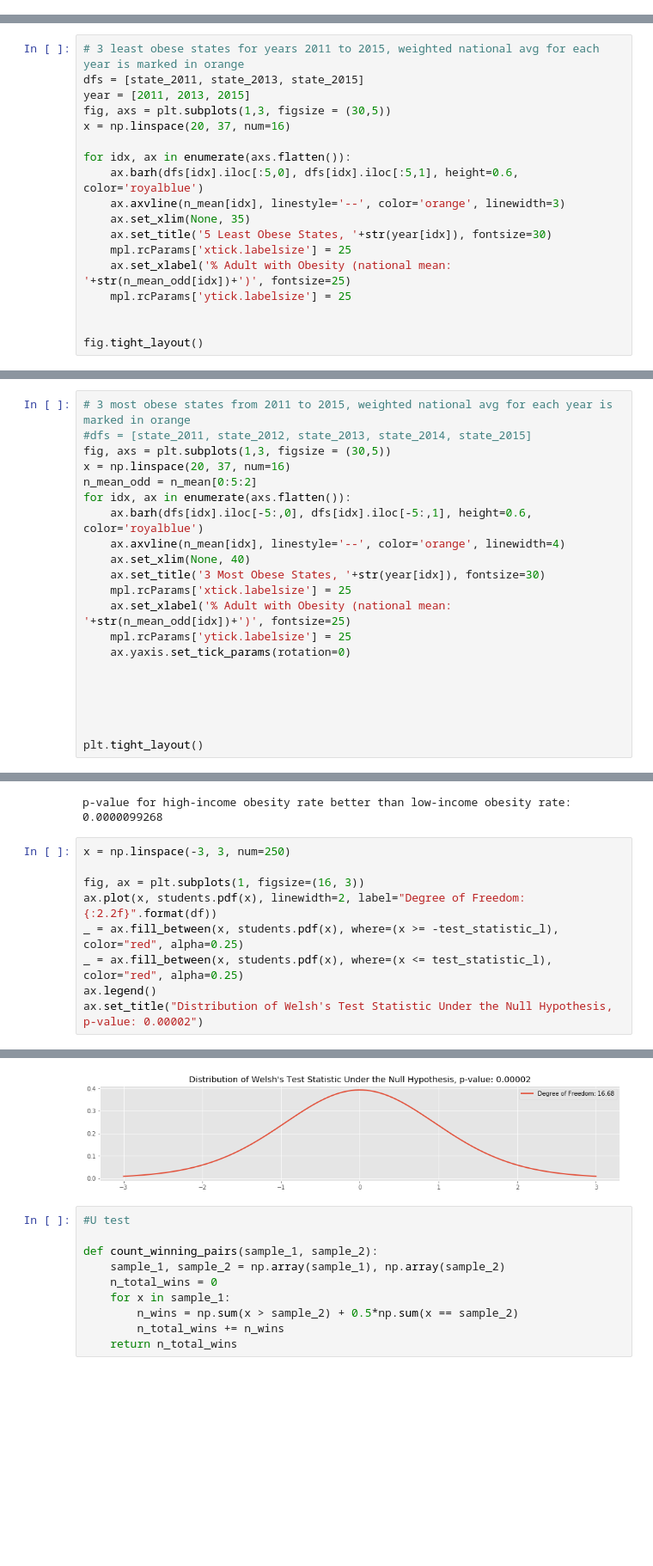
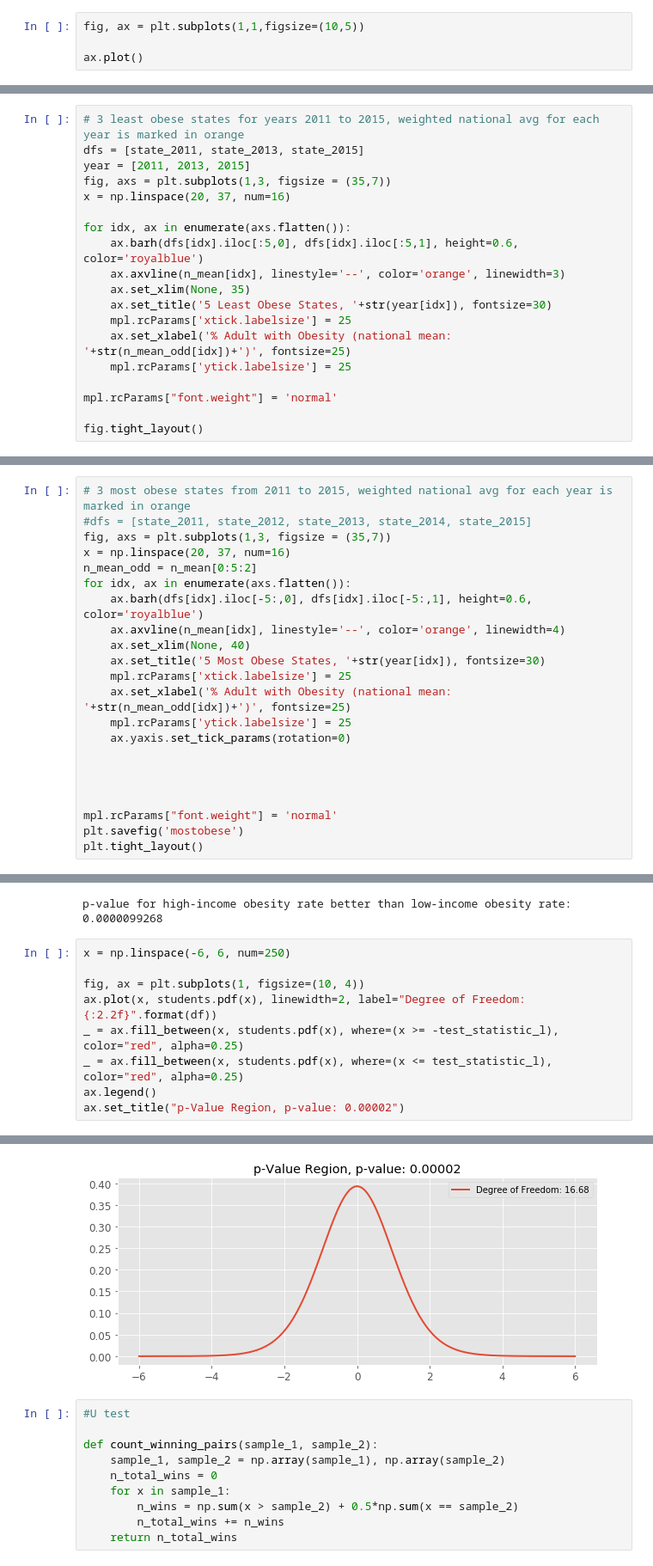
Before and after one commit to jiexiqu/obesityintheus, a Jupyter notebook: eda_hypothesis testing_clean.ipynb, the cells around one changed output, grey strips where cells are left out. Shown at 86% size. Saved outputs shown, nothing was run; the diff lists cells and outputs as text; blank space fills up the shorter version.

```diff
--- a/eda_hypothesis testing_clean.ipynb
+++ b/eda_hypothesis testing_clean.ipynb
@@ -131,6 +131,10 @@ for i in range(2011, 2016):
 n_mean #the weighted mean for each year is: 27.4359, 27.8177, 28.3178, 29.0448, 29.0725
 # %% [output]
 [array([27.4]), array([27.7]), array([28.3]), array([28.9]), array([28.9])]
+# %%
+fig, ax = plt.subplots(1,1,figsize=(10,5))
+
+ax.plot()
 # %%
 #national mean across all years
 m = sum(n_mean)/len(n_mean)
@@ -177,7 +181,7 @@ Name: Data_Value, dtype: float64
 # 3 least obese states for years 2011 to 2015, weighted national avg for each year is marked in orange
 dfs = [state_2011, state_2013, state_2015]
 year = [2011, 2013, 2015]
-fig, axs = plt.subplots(1,3, figsize = (30,5))
+fig, axs = plt.subplots(1,3, figsize = (35,7))
 x = np.linspace(20, 37, num=16)
 
 for idx, ax in enumerate(axs.flatten()):
@@ -189,6 +193,7 @@ for idx, ax in enumerate(axs.flatten()):
     ax.set_xlabel('% Adult with Obesity (national mean: '+str(n_mean_odd[idx])+')', fontsize=25)
     mpl.rcParams['ytick.labelsize'] = 25
 
+mpl.rcParams["font.weight"] = 'normal'
 
 fig.tight_layout()
 # %% [output]
@@ -196,14 +201,14 @@ fig.tight_layout()
 # %%
 # 3 most obese states from 2011 to 2015, weighted national avg for each year is marked in orange
 #dfs = [state_2011, state_2012, state_2013, state_2014, state_2015]
-fig, axs = plt.subplots(1,3, figsize = (30,5))
+fig, axs = plt.subplots(1,3, figsize = (35,7))
 x = np.linspace(20, 37, num=16)
 n_mean_odd = n_mean[0:5:2]
 for idx, ax in enumerate(axs.flatten()):
     ax.barh(dfs[idx].iloc[-5:,0], dfs[idx].iloc[-5:,1], height=0.6, color='royalblue')
     ax.axvline(n_mean[idx], linestyle='--', color='orange', linewidth=4)
     ax.set_xlim(None, 40)
-    ax.set_title('3 Most Obese States, '+str(year[idx]), fontsize=30)
+    ax.set_title('5 Most Obese States, '+str(year[idx]), fontsize=30)
     mpl.rcParams['xtick.labelsize'] = 25
     ax.set_xlabel('% Adult with Obesity (national mean: '+str(n_mean_odd[idx])+')', fontsize=25)
     mpl.rcParams['ytick.labelsize'] = 25
@@ -212,6 +217,7 @@ for idx, ax in enumerate(axs.flatten()):
 
 
 
-
+mpl.rcParams["font.weight"] = 'normal'
+plt.savefig('mostobese')
 plt.tight_layout()
 # %% [output]
@@ -580,12 +586,12 @@ print("p-value for high-income obesity rate better than low-income obesity rate:
 # %% [output]
 p-value for high-income obesity rate better than low-income obesity rate: 0.0000099268
 # %%
-x = np.linspace(-3, 3, num=250)
+x = np.linspace(-6, 6, num=250)
 
-fig, ax = plt.subplots(1, figsize=(16, 3))
+fig, ax = plt.subplots(1, figsize=(10, 4))
 ax.plot(x, students.pdf(x), linewidth=2, label="Degree of Freedom: {:2.2f}".format(df))
 _ = ax.fill_between(x, students.pdf(x), where=(x >= -test_statistic_l), color="red", alpha=0.25)
 _ = ax.fill_between(x, students.pdf(x), where=(x <= test_statistic_l), color="red", alpha=0.25)
 ax.legend()
-ax.set_title("Distribution of Welsh's Test Statistic Under the Null Hypothesis, p-value: 0.00002")
+ax.set_title("p-Value Region, p-value: 0.00002")
 # %% [output]
@@ -593,4 +599,4 @@ Text(0.5,1,"Distribution of Welsh's Test Statistic Under the Null Hypothesis, p-
-[figure, old version]
+[figure, new version]
 # %%
 #U test
 
```
Also changed, not shown: parts of 16 cells of this notebook.
